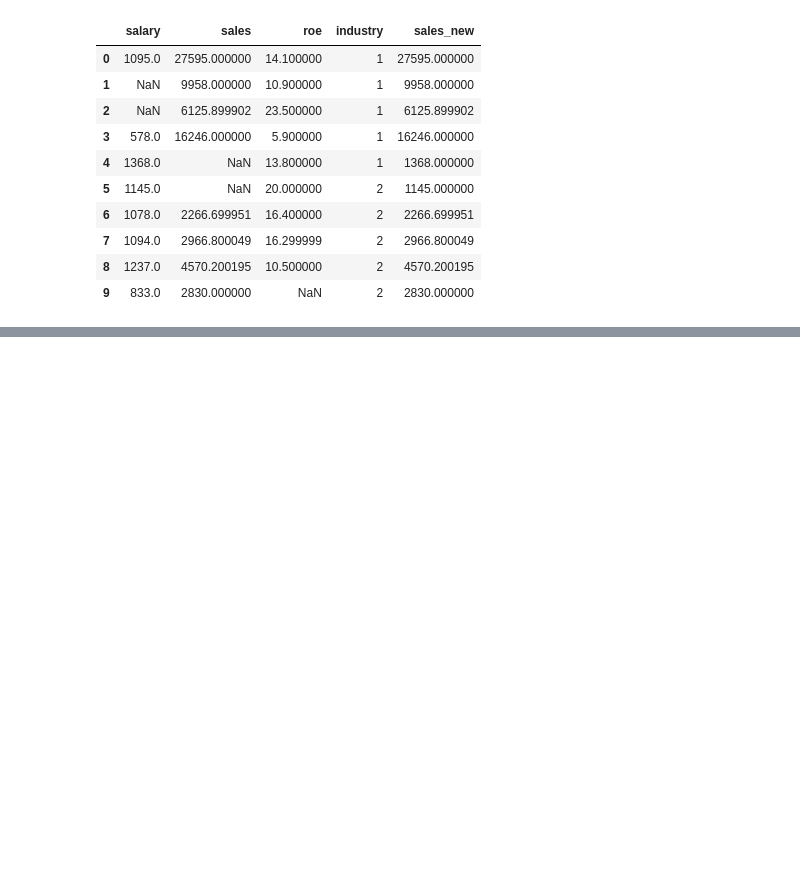
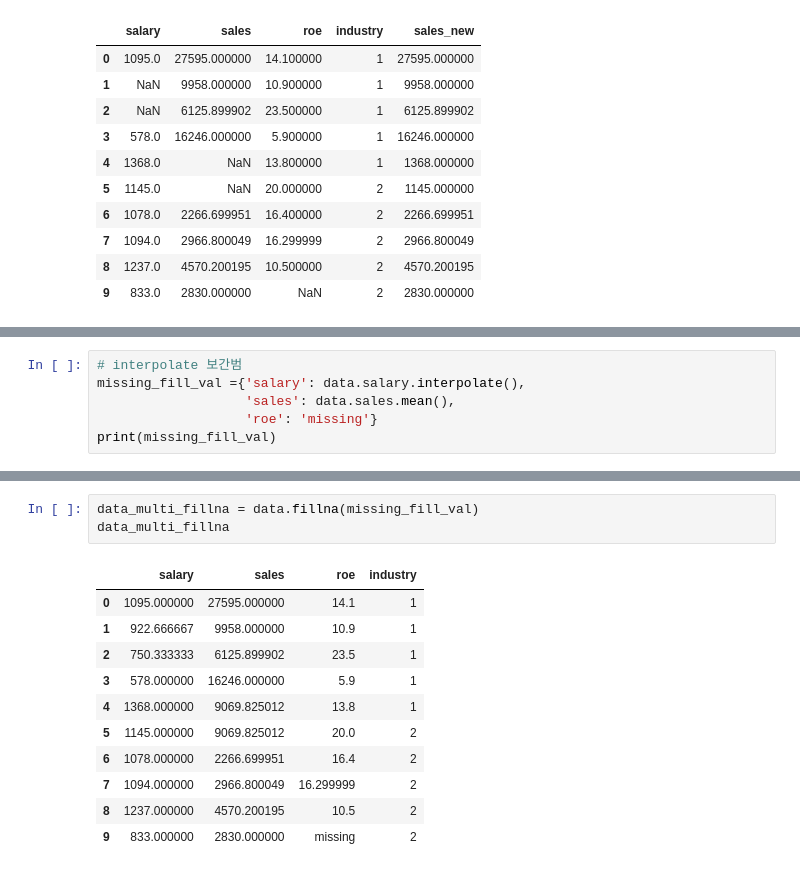
Before and after one commit to limajin/Bigdata_analysis_study, a Jupyter notebook: 데이터캠퍼스 실기책/2부_데이터정제.ipynb, the cells around one changed output, grey strips where cells are left out. Drawn from its saved outputs; the diff is of its cells as text; blank space fills up the shorter version.

```diff
--- a/데이터캠퍼스 실기책/2부_데이터정제.ipynb
+++ b/데이터캠퍼스 실기책/2부_데이터정제.ipynb
@@ -800,0 +857,6 @@ data2
+# %%
+# interpolate 보간범
+missing_fill_val ={'salary': data.salary.interpolate(),
+                   'sales': data.sales.mean(),
+                   'roe': 'missing'}
+print(missing_fill_val)
@@ -800,0 +875,15 @@ data2
+# %%
+data_multi_fillna = data.fillna(missing_fill_val)
+data_multi_fillna
+# %% [output]
+|  | salary | sales | roe | industry |
+| 0 | 1095.000000 | 27595.000000 | 14.1 | 1 |
+| 1 | 922.666667 | 9958.000000 | 10.9 | 1 |
+| 2 | 750.333333 | 6125.899902 | 23.5 | 1 |
+| 3 | 578.000000 | 16246.000000 | 5.9 | 1 |
+| 4 | 1368.000000 | 9069.825012 | 13.8 | 1 |
+| 5 | 1145.000000 | 9069.825012 | 20.0 | 2 |
+| 6 | 1078.000000 | 2266.699951 | 16.4 | 2 |
+| 7 | 1094.000000 | 2966.800049 | 16.299999 | 2 |
+| 8 | 1237.000000 | 4570.200195 | 10.5 | 2 |
+| 9 | 833.000000 | 2830.000000 | missing | 2 |
```
Also changed, not shown: parts of 8 cells of this notebook.
